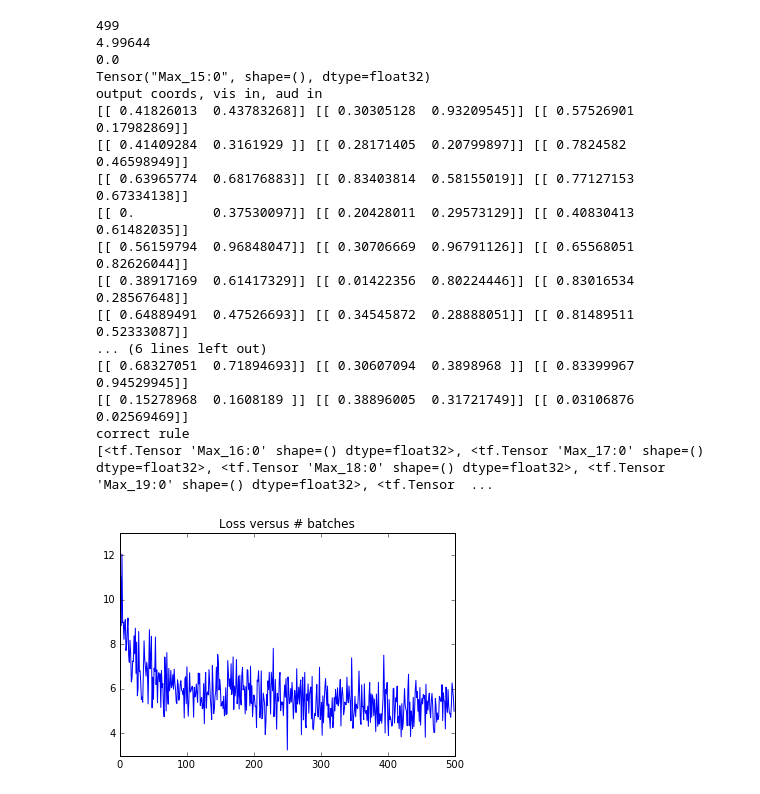
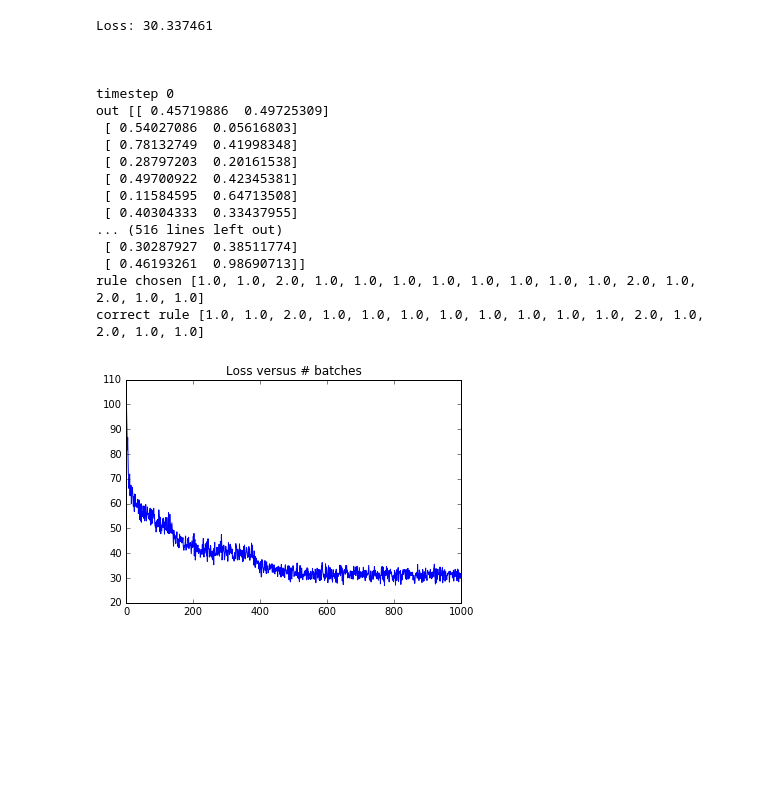
Before and after one commit to adammarblestone-zz/mediodorsalthalamus, a Jupyter notebook: MD_model_v001.ipynb, the cells around one changed output. Saved outputs shown, nothing was run; the diff lists cells and outputs as text; code cells hidden in the pictures; blank space fills up the shorter version.

```diff
--- a/MD_model_v001.ipynb
+++ b/MD_model_v001.ipynb
@@ -5,8 +5,8 @@ import random
 import matplotlib.pyplot as plt
 %matplotlib inline
 # %%
-batch_size = 1
-num_batches = 500
+batch_size = 16
+num_batches = 1000
 # %%
 # Define a feedforward NN representing the sensory-motor system
 
@@ -163,7 +163,7 @@ if False: # Do we run this block
 
 # Define an RNN representing the PFC
 
-num_units_PFC = 5
+num_units_PFC = 20
 
 PFC_cell = tf.contrib.rnn.LSTMBlockCell(num_units = num_units_PFC)
 PFC_state_previous = PFC_cell.zero_state(batch_size, tf.float32) # Initial state of PFC
@@ -175,12 +175,11 @@ def PFC_step(input_data, network_state):
 
 # Cue inputs
 
-num_timesteps = 15
+num_timesteps = 10
 cue_timeseries = tf.placeholder(shape=[batch_size, num_timesteps, 1], dtype=tf.float32, name = 'cues_timeseries')
 
 input_vis = tf.placeholder(shape=[batch_size, num_timesteps, 2], dtype=tf.float32, name = 'input_vis')
 input_aud = tf.placeholder(shape=[batch_size, num_timesteps, 2], dtype=tf.float32, name = 'input_aud')
-
 
 def rvis():
     return 1.0
@@ -191,7 +190,7 @@ def rnull():
 
 def cue_to_rule_mapping_function(t, integer_input): # Define a changing mapping from cues to rules
 
-    if t % 10 < 10: # Always true here but we'll make this change later
+    if t % 10 < 10: # Always true here but we'll make this change later -- we can use this to set up time-dependent cue-to-rule mappings
         r1 = tf.cond(tf.equal(integer_input, tf.constant(0, dtype = tf.float32)), true_fn = rvis, false_fn = rnull)
 
         r2 = tf.cond(tf.equal(integer_input, tf.constant(1, dtype = tf.float32)), true_fn = rvis, false_fn = rnull)
@@ -199,7 +198,7 @@ def cue_to_rule_mapping_function(t, integer_input): # Define a changing mapping
         r3 = tf.cond(tf.equal(integer_input, tf.constant(2, dtype = tf.float32)), true_fn = raud, false_fn = rnull)
 
         r4 = tf.cond(tf.equal(integer_input, tf.constant(3, dtype = tf.float32)), true_fn = raud, false_fn = rnull)
-    else:
+    else: # We can use this to set up time-dependent cue-to-rule mappings
         r1 = tf.cond(tf.equal(integer_input, tf.constant(0, dtype = tf.float32)), true_fn = raud, false_fn = rnull)
 
         r2 = tf.cond(tf.equal(integer_input, tf.constant(1, dtype = tf.float32)), true_fn = raud, false_fn = rnull)
@@ -214,6 +213,8 @@ loss = 0
 
 outs = []
 
+rules_chosen = []
+
 for t in range(num_timesteps):
 
     current_cue = cue_timeseries[:,t]
@@ -226,17 +227,22 @@ for t in range(num_timesteps):
     input_cue_to_sm_sys = PFC_output
     input_total = tf.concat([input_vis[:,t], input_aud[:,t], input_cue_to_sm_sys], axis = -1)
 
-    num_hidden_sensorymotor = 10
+    num_hidden_sensorymotor = 20
     hidden_sensorymotor = tf.contrib.layers.fully_connected(input_total, num_hidden_sensorymotor, activation_fn = tf.nn.relu)
     num_out_sensorymotor = 2
     out_sensorymotor = tf.contrib.layers.fully_connected(hidden_sensorymotor, num_out_sensorymotor, activation_fn = tf.nn.relu)
 
     PFC_state_previous = PFC_state[1]
 
+    rul_chose = []
     for e in range(batch_size):
         cc = current_cue[e][0]
-        loss_contrib = tf.cond(tf.equal(cue_to_rule_mapping_function(t, cc), tf.constant(1, dtype = tf.float32)), true_fn = lambda: tf.norm(input_vis[e,t] - out_sensorymotor[e]),  false_fn = lambda: tf.norm(input_aud[e,t] - out_sensorymotor[e]))
-        loss += loss_contrib
+        cue_to_rule_mapping_function_output = cue_to_rule_mapping_function(t, cc)
+        if t>=0: # Always true here but we'll make this change later -- we can use this to set up time-dependent loss functions, e.g., only look at late times
+            loss_contrib = tf.cond(tf.equal(cue_to_rule_mapping_function_output, tf.constant(1, dtype = tf.float32)), true_fn = lambda: tf.norm(input_vis[e,t] - out_sensorymotor[e]),  false_fn = lambda: tf.norm(input_aud[e,t] - out_sensorymotor[e]))
+            loss += loss_contrib
+        rul_chose.append(cue_to_rule_mapping_function_output)
+    rules_chosen.append(rul_chose)
 
     outs.append(out_sensorymotor)
 
@@ -249,59 +255,55 @@ sess = tf.Session()
 # Random cue
 ct = np.reshape([np.random.randint(0,4) for k in range(num_timesteps * batch_size * num_batches)], [num_batches, batch_size, num_timesteps, 1])
 
 in_vis_list_unshaped = [[np.random.rand(), np.random.rand()] for k in range(num_timesteps * batch_size * num_batches)]
 in_vis_list = np.reshape(in_vis_list_unshaped, [num_batches,batch_size,num_timesteps, 2])
 
 in_aud_list_unshaped = [[np.random.rand(), np.random.rand()] for k in range(num_timesteps * batch_size * num_batches)]
-in_aud_list = np.reshape(in_aud_list_unshaped, [num_batches,batch_size,num_timesteps,2])
+in_aud_list = np.reshape(in_aud_list_unshaped, [num_batches,batch_size,num_timesteps, 2])
 
 sess.run(tf.initialize_all_variables())
 
 losses = []
 
 for b in range(num_batches): # Just testing
 
     ct_in = ct[b, :, :]
 
     in_v = in_vis_list[b, :, :]
 
     in_a = in_aud_list[b, :, :]
 
-    os, l, cu, _ = sess.run([outs, loss, cc, train_op], feed_dict = {cue_timeseries:ct_in, input_vis: in_v, input_aud:in_a})
+    os, l, rc, _ = sess.run([outs, loss, rules_chosen, train_op], feed_dict = {cue_timeseries:ct_in, input_vis: in_v, input_aud:in_a})
+    # The outputs here are just for the last batch...
     losses.append(l)
 
+print "Loss: %f" %l
 print "\n\n"
-print b
-print l
-print cu
-print cue_to_rule_mapping_function(num_timesteps-1, cu)
-print "output coords, vis in, aud in"
 for q in range(num_timesteps):
-    print os[:][q], in_v[:,q], in_a[:, q]
-#print ct_in
-print "correct rule"
-print [cue_to_rule_mapping_function(i, float(ct_in[j,i])) for j in range(batch_size) for i in range(num_timesteps)]
+    print "timestep %i" % q
+    print "out", os[:][q], "\n", "vis in", in_v[:,q],"\n", "aud in", in_a[:, q],"\n", "rule chosen", rc[:][q],"\n", "correct rule", [sess.run(cue_to_rule_mapping_function(q, float(ct_in[e,q]))) for e in range(batch_size)]
+    print "\n"
 
 plt.figure()
 plt.plot(losses)
 plt.title("Loss versus # batches")
 plt.show()
 # %% [output]
-499
-4.99644
-0.0
-Tensor("Max_15:0", shape=(), dtype=float32)
-output coords, vis in, aud in
-[[ 0.41826013  0.43783268]] [[ 0.30305128  0.93209545]] [[ 0.57526901  0.17982869]]
-[[ 0.41409284  0.3161929 ]] [[ 0.28171405  0.20799897]] [[ 0.7824582   0.46598949]]
-[[ 0.63965774  0.68176883]] [[ 0.83403814  0.58155019]] [[ 0.77127153  0.67334138]]
-[[ 0.          0.37530097]] [[ 0.20428011  0.29573129]] [[ 0.40830413  0.61482035]]
-[[ 0.56159794  0.96848047]] [[ 0.30706669  0.96791126]] [[ 0.65568051  0.82626044]]
-[[ 0.38917169  0.61417329]] [[ 0.01422356  0.80224446]] [[ 0.83016534  0.28567648]]
-[[ 0.64889491  0.47526693]] [[ 0.34545872  0.28888051]] [[ 0.81489511  0.52333087]]
-... (6 lines left out)
-[[ 0.68327051  0.71894693]] [[ 0.30607094  0.3898968 ]] [[ 0.83399967  0.94529945]]
-[[ 0.15278968  0.1608189 ]] [[ 0.38896005  0.31721749]] [[ 0.03106876  0.02569469]]
-correct rule
-[<tf.Tensor 'Max_16:0' shape=() dtype=float32>, <tf.Tensor 'Max_17:0' shape=() dtype=float32>, <tf.Tensor 'Max_18:0' shape=() dtype=float32>, <tf.Tensor 'Max_19:0' shape=() dtype=float32>, <tf.Tensor  ...
+Loss: 30.337461
+
+
+
+timestep 0
+out [[ 0.45719886  0.49725309]
+ [ 0.54027086  0.05616803]
+ [ 0.78132749  0.41998348]
+ [ 0.28797203  0.20161538]
+ [ 0.49700922  0.42345381]
+ [ 0.11584595  0.64713508]
+ [ 0.40304333  0.33437955]
+... (516 lines left out)
+ [ 0.30287927  0.38511774]
+ [ 0.46193261  0.98690713]]
+rule chosen [1.0, 1.0, 2.0, 1.0, 1.0, 1.0, 1.0, 1.0, 1.0, 1.0, 1.0, 2.0, 1.0, 2.0, 1.0, 1.0]
+correct rule [1.0, 1.0, 2.0, 1.0, 1.0, 1.0, 1.0, 1.0, 1.0, 1.0, 1.0, 2.0, 1.0, 2.0, 1.0, 1.0]
-[figure, old version]
+[figure, new version]
```
Also changed, not shown: parts of 1 cell of this notebook.
